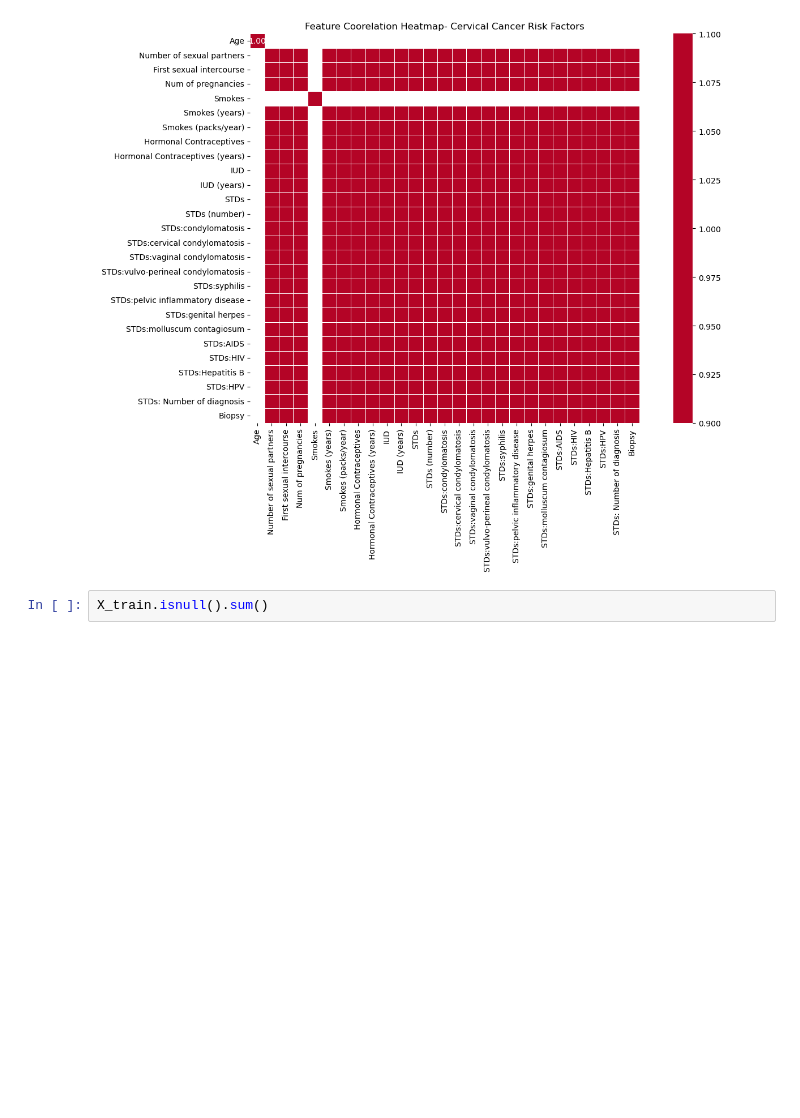
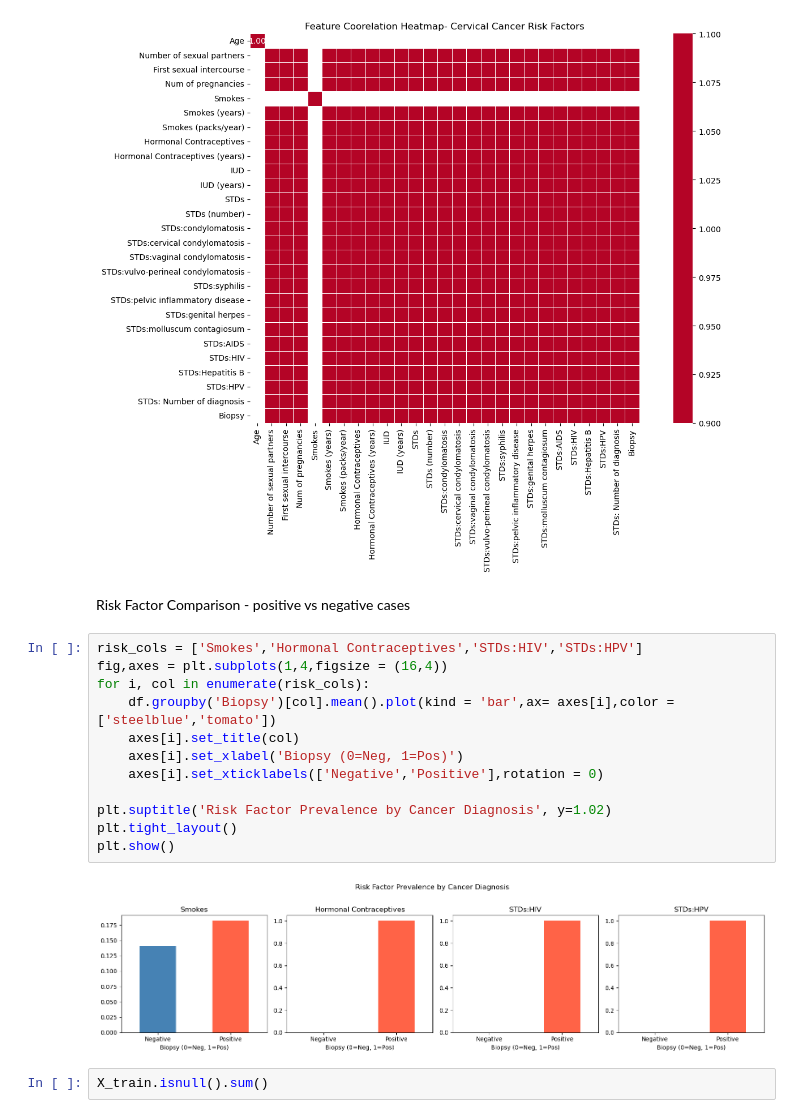
Before and after one commit to Pujakadayat/cervical-cancer-risk-classification, a Jupyter notebook: uci_cervical_cancer.ipynb, the cells around one changed output. Saved outputs shown, nothing was run; the diff lists cells and outputs as text; blank space fills up the shorter version.

Commit message:
Add Risk Factor Comparison Chart

```diff
--- a/uci_cervical_cancer.ipynb
+++ b/uci_cervical_cancer.ipynb
@@ -217,6 +217,22 @@ plt.tight_layout()
 plt.show()
 # %% [output]
 [figure]
+# %% [markdown]
+Risk Factor Comparison - positive vs negative cases
+# %%
+risk_cols = ['Smokes','Hormonal Contraceptives','STDs:HIV','STDs:HPV']
+fig,axes = plt.subplots(1,4,figsize = (16,4))
+for i, col in enumerate(risk_cols):
+    df.groupby('Biopsy')[col].mean().plot(kind = 'bar',ax= axes[i],color = ['steelblue','tomato'])
+    axes[i].set_title(col)
+    axes[i].set_xlabel('Biopsy (0=Neg, 1=Pos)')
+    axes[i].set_xticklabels(['Negative','Positive'],rotation = 0)
+
+plt.suptitle('Risk Factor Prevalence by Cancer Diagnosis', y=1.02)
+plt.tight_layout()
+plt.show()
+# %% [output]
+[figure, added]
 # %%
 X_train.isnull().sum()
 # %% [markdown]
```
